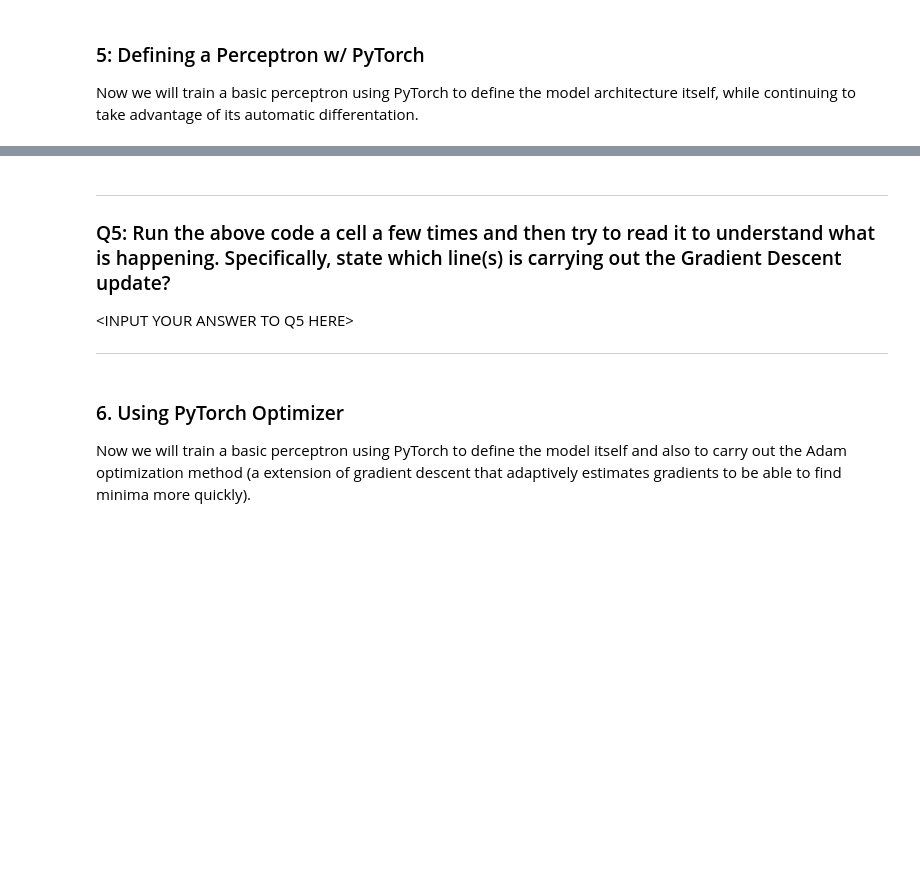
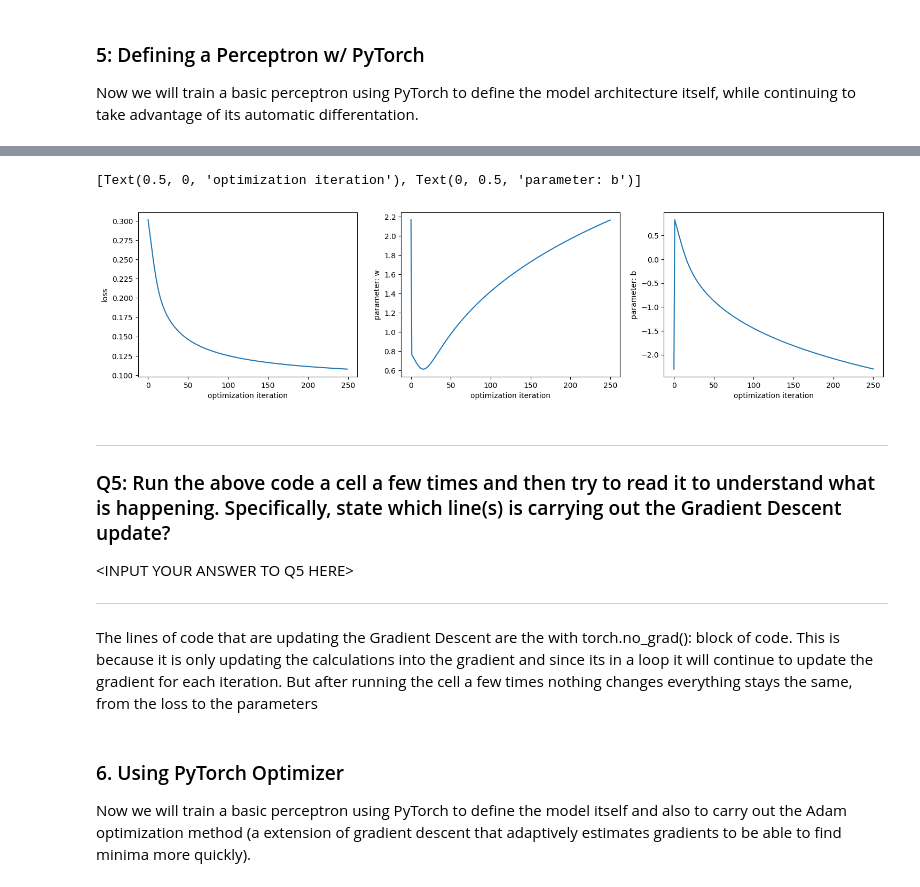
Before and after one commit to JTenaSan/cs3120-assign7, a Jupyter notebook: neural_net_from_scratch.ipynb, the cells around one changed output, grey strips where cells are left out. Cells and saved outputs as stored; diff of their text form; code cells hidden in the pictures; blank space fills up the shorter version.

```diff
--- a/neural_net_from_scratch.ipynb
+++ b/neural_net_from_scratch.ipynb
@@ -390,7 +390,7 @@ loss_fn = torch.nn.MSELoss()
 
 learning_rate = 5e-1
 losses = []
-params = []
+params = [(2.1690,-2.3043),]
 
 # Carry out gradient descent
 for i in range(250):
@@ -427,3 +427,4 @@ ax2.plot(range(0,len(params)), [parm[0] for parm in params])
 ax2.set(xlabel="optimization iteration", ylabel="parameter: w")
 ax3.plot(range(0,len(params)), [parm[1] for parm in params])
 ax3.set(xlabel="optimization iteration", ylabel="parameter: b")
+# %% [output]
@@ -430,3 +439,5 @@ ax3.set(xlabel="optimization iteration", ylabel="parameter: b")
+[Text(0.5, 0, 'optimization iteration'), Text(0, 0.5, 'parameter: b')]
+[figure, added]
 # %% [markdown]
 ***
 ### Q5: Run the above code a cell a few times and then try to read it to understand what is happening. Specifically, state which line(s) is carrying out the Gradient Descent update?
@@ -434,6 +445,8 @@ ax3.set(xlabel="optimization iteration", ylabel="parameter: b")
 
 \<INPUT YOUR ANSWER TO Q5 HERE\>
 ***
+
+The lines of code that are updating the Gradient Descent are the with torch.no_grad(): block of code. This is because it is only updating the calculations into the gradient and since its in a loop it will continue to update the gradient for each iteration. But after running the cell a few times nothing changes everything stays the same, from the loss to the parameters
 # %% [markdown]
 ### 6. Using PyTorch Optimizer
 
```
Also changed, not shown: parts of 6 cells of this notebook.
